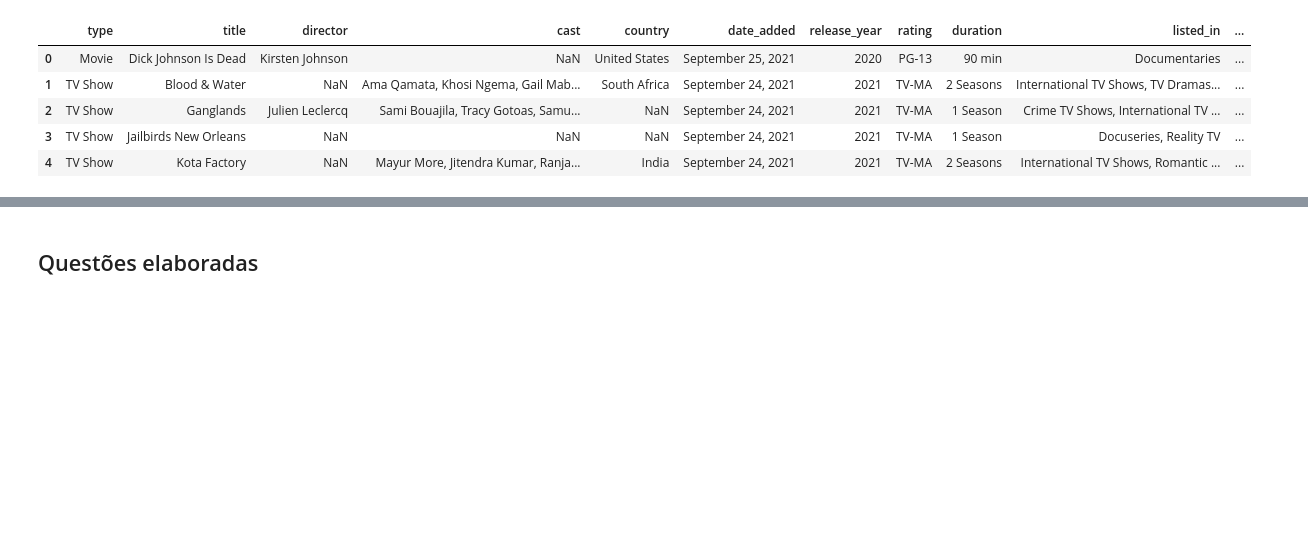
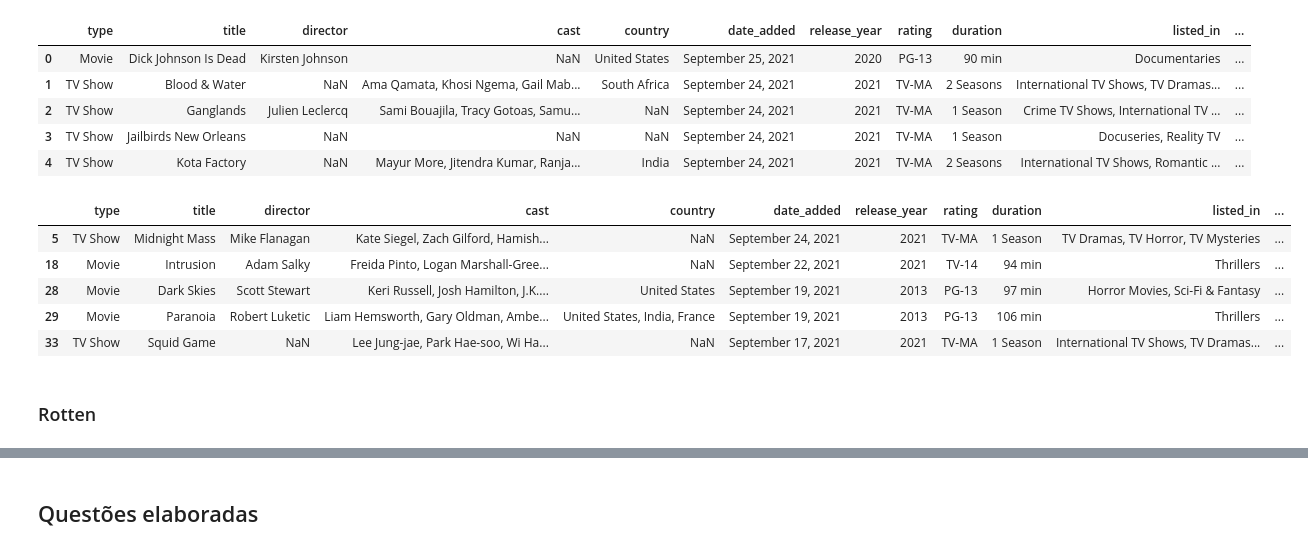
Before and after one commit to daviguerra05/checkpoint04_DataScience, a Jupyter notebook: ES-DSS-2024-CP1-2Sem.ipynb, the cells around one changed output, grey strips where cells are left out. Saved outputs shown, nothing was run; the diff lists cells and outputs as text; code cells hidden in the pictures; blank space fills up the shorter version.

```diff
--- a/ES-DSS-2024-CP1-2Sem.ipynb
+++ b/ES-DSS-2024-CP1-2Sem.ipynb
@@ -135,6 +158,20 @@ netflix.head()
 | 2 | TV Show | Ganglands | Julien Leclercq | Sami Bouajila, Tracy Gotoas, Samu... | NaN | September 24, 2021 | 2021 | TV-MA | 1 Season | Crime TV Shows, International TV ... | ... |
 | 3 | TV Show | Jailbirds New Orleans | NaN | NaN | NaN | September 24, 2021 | 2021 | TV-MA | 1 Season | Docuseries, Reality TV | ... |
 | 4 | TV Show | Kota Factory | NaN | Mayur More, Jitendra Kumar, Ranja... | India | September 24, 2021 | 2021 | TV-MA | 2 Seasons | International TV Shows, Romantic ... | ... |
+# %%
+def filtro(linha):
+    return any(genre in linha['listed_in'] for genre in ["Horror", "Thriller"])
+netflix_terror = netflix[netflix.apply(filtro,axis=1)]
+netflix_terror.head()
+# %% [output]
+|  | type | title | director | cast | country | date_added | release_year | rating | duration | listed_in | ... |
+| 5 | TV Show | Midnight Mass | Mike Flanagan | Kate Siegel, Zach Gilford, Hamish... | NaN | September 24, 2021 | 2021 | TV-MA | 1 Season | TV Dramas, TV Horror, TV Mysteries | ... |
+| 18 | Movie | Intrusion | Adam Salky | Freida Pinto, Logan Marshall-Gree... | NaN | September 22, 2021 | 2021 | TV-14 | 94 min | Thrillers | ... |
+| 28 | Movie | Dark Skies | Scott Stewart | Keri Russell, Josh Hamilton, J.K.... | United States | September 19, 2021 | 2013 | PG-13 | 97 min | Horror Movies, Sci-Fi & Fantasy | ... |
+| 29 | Movie | Paranoia | Robert Luketic | Liam Hemsworth, Gary Oldman, Ambe... | United States, India, France | September 19, 2021 | 2013 | PG-13 | 106 min | Thrillers | ... |
+| 33 | TV Show | Squid Game | NaN | Lee Jung-jae, Park Hae-soo, Wi Ha... | NaN | September 17, 2021 | 2021 | TV-MA | 1 Season | International TV Shows, TV Dramas... | ... |
+# %% [markdown]
+### Rotten
 # %%
 rotten = pd.read_csv('rotten_tomatoes_movies.csv')
 del rotten['rotten_tomatoes_link']
```
Also changed, not shown: parts of 6 cells of this notebook.
